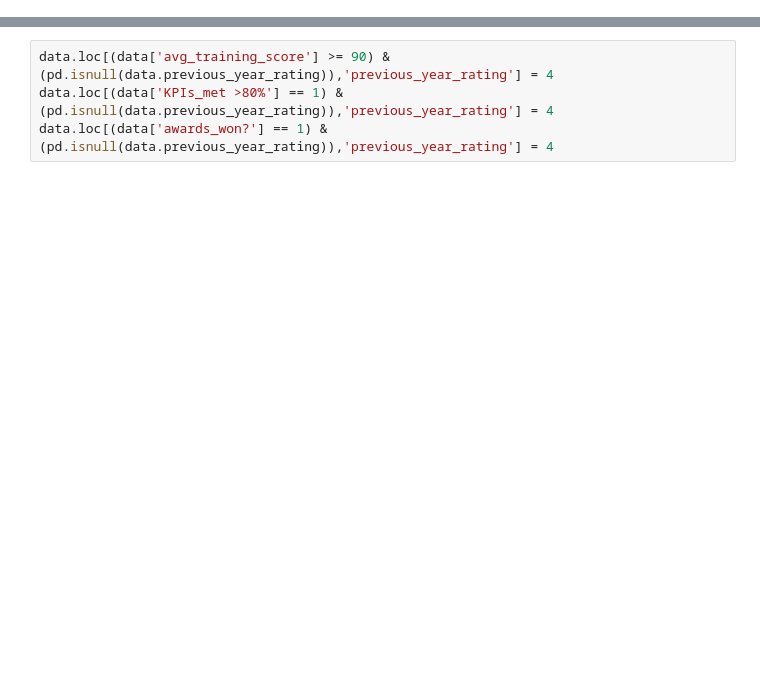
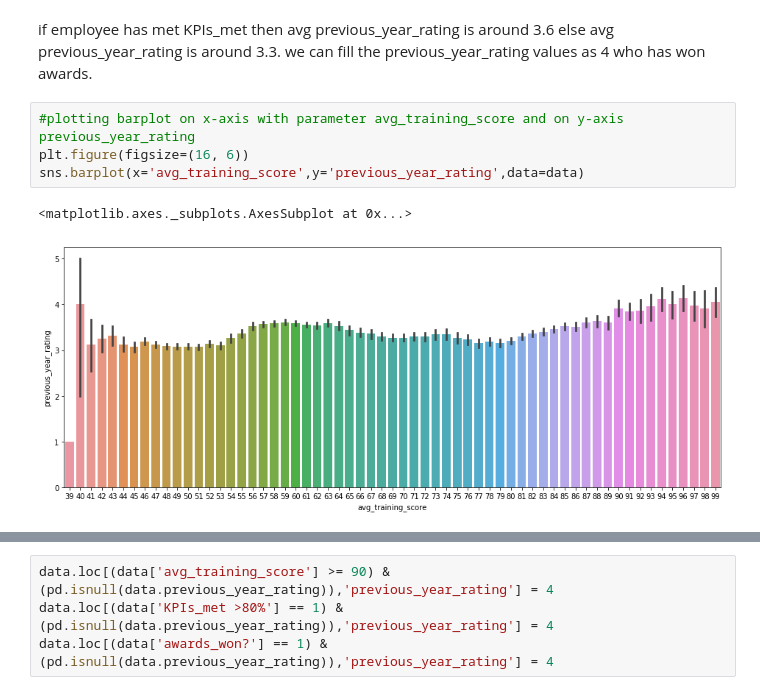
Before and after one commit to vrc-vinodh/HR-Analytics-Practice-Dataset, a Jupyter notebook: hr-analytics-train-data-set.ipynb, the cells around one changed output, grey strips where cells are left out. Drawn from its saved outputs; the diff is of its cells as text; blank space fills up the shorter version.

```diff
--- a/hr-analytics-train-data-set.ipynb
+++ b/hr-analytics-train-data-set.ipynb
@@ -63,0 +107,10 @@ sns.barplot(x='avg_training_score',y='previous_year_rating',data=data)
+# %% [markdown]
+if employee has met KPIs_met then avg previous_year_rating is around 3.6 else avg previous_year_rating is around 3.3.
+we can fill the previous_year_rating values as 4 who has won awards.
+# %%
+#plotting barplot on x-axis with parameter avg_training_score and on y-axis previous_year_rating
+plt.figure(figsize=(16, 6))
+sns.barplot(x='avg_training_score',y='previous_year_rating',data=data)
+# %% [output]
+<matplotlib.axes._subplots.AxesSubplot at 0x...>
+[figure, added]
```
Also changed, not shown: parts of 41 cells of this notebook.
